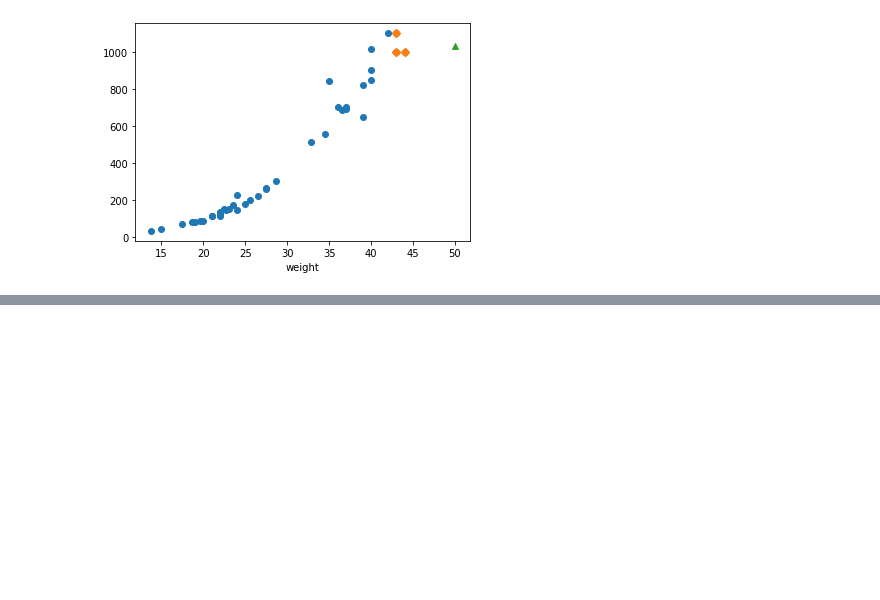
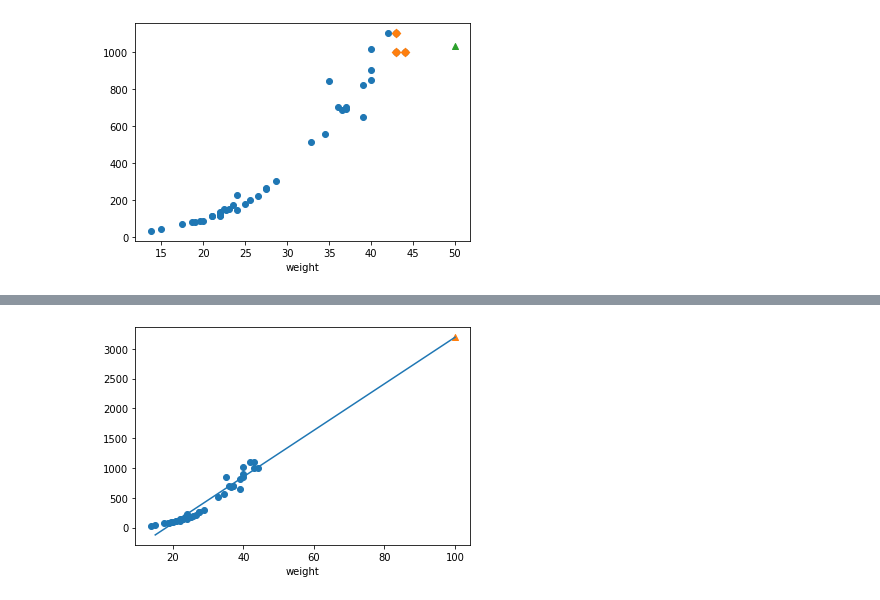
Before and after one commit to wodnjse/machine-learning, a Jupyter notebook: K-Nearest-Neighbor/machine_learning_3_2.ipynb, the cells around one changed output, grey strips where cells are left out. Cells and saved outputs as stored; diff of their text form; code cells hidden in the pictures; blank space fills up the shorter version.

```diff
--- a/K-Nearest-Neighbor/machine_learning_3_2.ipynb
+++ b/K-Nearest-Neighbor/machine_learning_3_2.ipynb
@@ -51,0 +114,14 @@ plt.show()
+# %%
+# 훈련 세트의 산점도를 구합니다.
+plt.scatter(train_input, train_target)
+
+# 15에서 100까지 1차 방정식 그래프를 그립니다
+plt .plot([15, 100], [15*lr.coef_+lr.intercept_, 100*lr.coef_+lr.intercept_])
+
+# 100cm 농어 데이터
+plt.scatter(100, 3192.7, marker='^') # 3192.7의 출처는 위 100cm 농어 예측의 결과값
+plt.xlabel('length')
+plt.xlabel('weight')
+plt.show()
+# %% [output]
+[figure, added]
```
Also changed, not shown: parts of 8 cells of this notebook.
